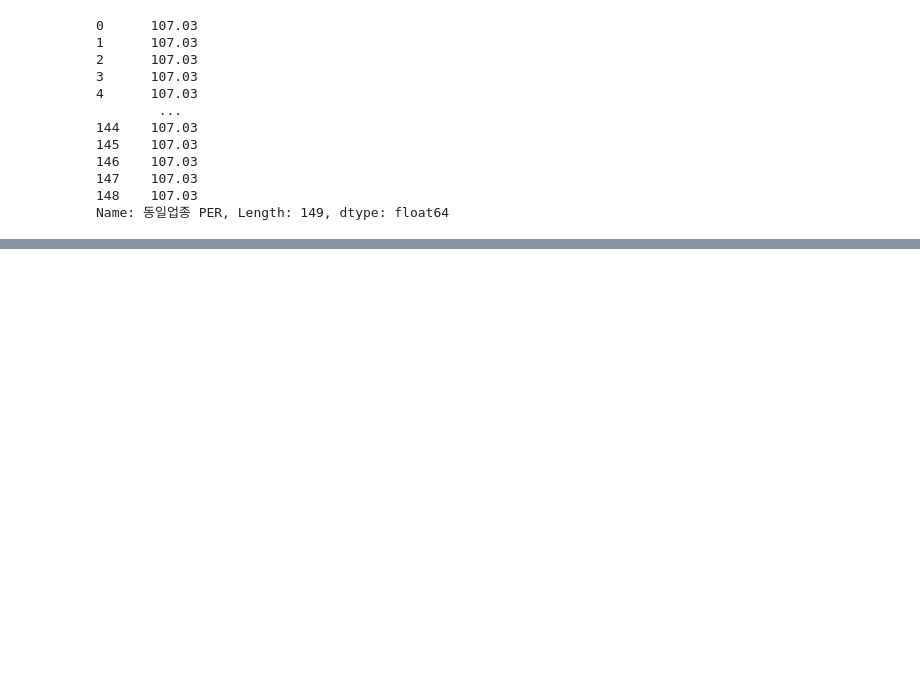
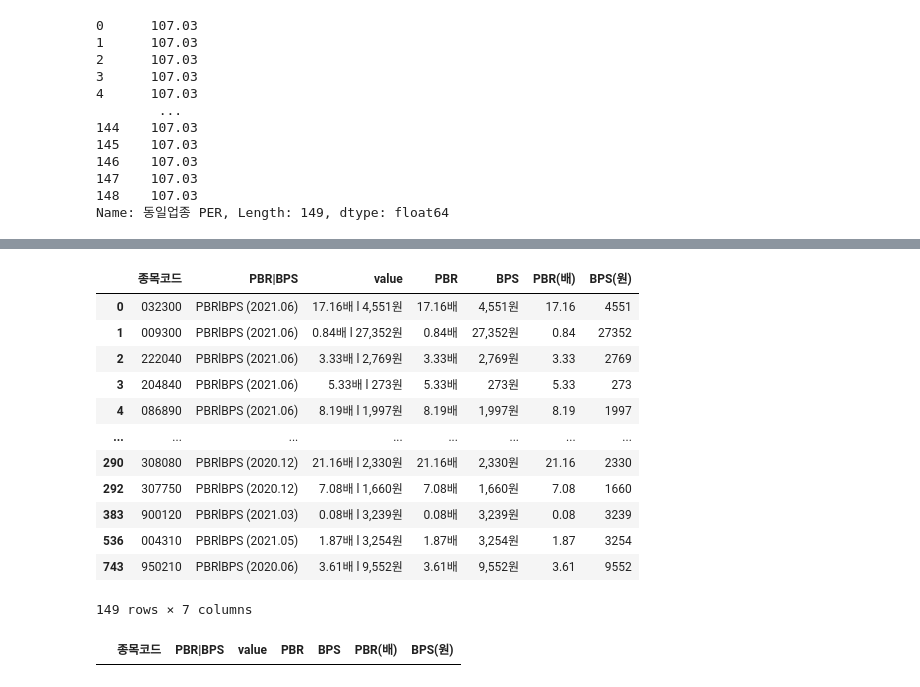
Before and after one commit to SanghunYun95/Finding_signal_and_noise, a Jupyter notebook: category_preprocessing_2.ipynb, the cells around one changed output, grey strips where cells are left out. Drawn from its saved outputs; the diff is of its cells as text; code cells hidden in the pictures; blank space fills up the shorter version.

```diff
--- a/category_preprocessing_2.ipynb
+++ b/category_preprocessing_2.ipynb
@@ -137,0 +232,4 @@ Name: 동일업종 PER, Length: 149, dtype: float64
+# %%
+df_pbr_bps = df.filter(regex='PBRlBPS').copy()
+df_pbr_bps['종목코드'] = df['종목코드']
+df_pbr_bps
@@ -137,0 +250,30 @@ Name: 동일업종 PER, Length: 149, dtype: float64
+# %%
+df_pbr_bps_melt =  df_pbr_bps.melt(id_vars='종목코드').copy()
+df_pb = df_pbr_bps_melt.dropna()
+df_pb = df_pb.rename(columns={'variable':'PBR|BPS'})
+df_pb['PBR'] = df_pb['value'].str.split(' l ', expand=True)[0]
+df_pb['BPS'] = df_pb['value'].str.split(' l ', expand=True)[1]
+df_pb['PBR']= df_pb['PBR'].replace('N/A', np.NaN)
+df_pb['BPS']= df_pb['BPS'].replace('N/A', np.NaN)
+df_pb['PBR(배)'] = df_pb['PBR'].str.replace('배', '')#.astype(float)
+df_pb['BPS(원)'] = df_pb['BPS'].str.replace('원|,', '')#.astype(float)
+df_pb
+# %% [output]
+|  | 종목코드 | PBR|BPS | value | PBR | BPS | PBR(배) | BPS(원) |
+| 0 | 032300 | PBRlBPS (2021.06) | 17.16배 l 4,551원 | 17.16배 | 4,551원 | 17.16 | 4551 |
+| 1 | 009300 | PBRlBPS (2021.06) | 0.84배 l 27,352원 | 0.84배 | 27,352원 | 0.84 | 27352 |
+| 2 | 222040 | PBRlBPS (2021.06) | 3.33배 l 2,769원 | 3.33배 | 2,769원 | 3.33 | 2769 |
+| 3 | 204840 | PBRlBPS (2021.06) | 5.33배 l 273원 | 5.33배 | 273원 | 5.33 | 273 |
+| 4 | 086890 | PBRlBPS (2021.06) | 8.19배 l 1,997원 | 8.19배 | 1,997원 | 8.19 | 1997 |
+| ... | ... | ... | ... | ... | ... | ... | ... |
+| 290 | 308080 | PBRlBPS (2020.12) | 21.16배 l 2,330원 | 21.16배 | 2,330원 | 21.16 | 2330 |
+| 292 | 307750 | PBRlBPS (2020.12) | 7.08배 l 1,660원 | 7.08배 | 1,660원 | 7.08 | 1660 |
+| 383 | 900120 | PBRlBPS (2021.03) | 0.08배 l 3,239원 | 0.08배 | 3,239원 | 0.08 | 3239 |
+| 536 | 004310 | PBRlBPS (2021.05) | 1.87배 l 3,254원 | 1.87배 | 3,254원 | 1.87 | 3254 |
+| 743 | 950210 | PBRlBPS (2020.06) | 3.61배 l 9,552원 | 3.61배 | 9,552원 | 3.61 | 9552 |
+149 rows × 7 columns
+# %%
+# 값이 나오지 않는다는 것 = 중복된 데이터 없음
+df_pb[df_pb.duplicated(['종목코드'])]
+# %% [output]
+|  | 종목코드 | PBR|BPS | value | PBR | BPS | PBR(배) | BPS(원) |
```
Also changed, not shown: parts of 8 cells of this notebook.
